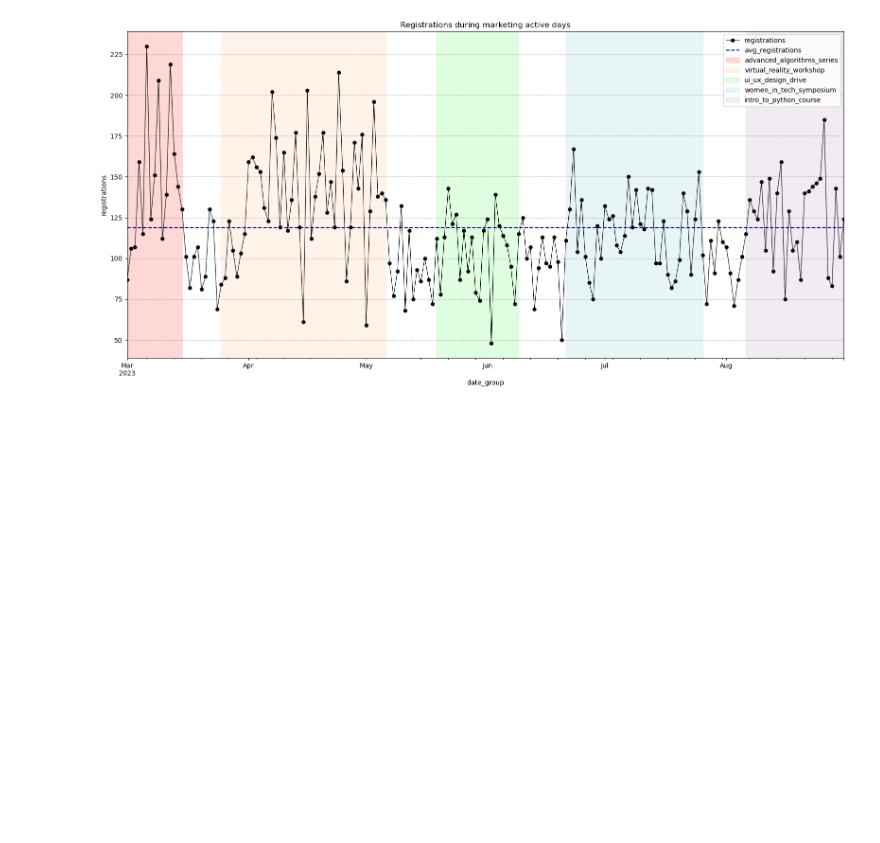
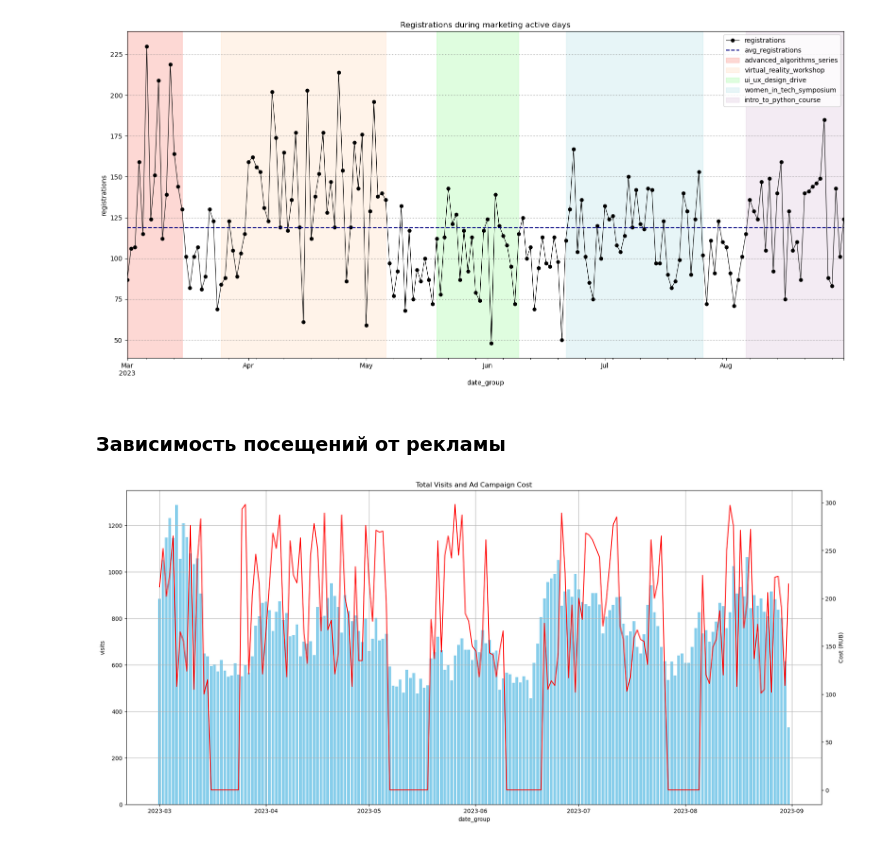
Before and after one commit to flinnhale/data-analytics-project-100, a Jupyter notebook: charts_project.ipynb, the cells around one changed output. Cells and saved outputs as stored; diff of their text form; code cells hidden in the pictures; blank space fills up the shorter version.

```diff
--- a/charts_project.ipynb
+++ b/charts_project.ipynb
@@ -534,3 +534,24 @@ plt.savefig('./charts/registrations_during_campaigns.png')
 plt.show()
 # %% [output]
 [figure]
+# %% [markdown]
+### Зависимость посещений от рекламы
+# %%
+final_result['date_group'] = pd.to_datetime(final_result['date_group'])
+fig, ax1 = plt.subplots(figsize=(22, 10))
+
+ax1.bar(final_result['date_group'], final_result['visits'], label='Total Visits', color='skyblue')
+ax1.set_xlabel('date_group')
+ax1.set_ylabel('visits')
+ax1.tick_params(axis='y')
+ax1.set_title('Total Visits and Ad Campaign Cost')
+ax1.grid(True)
+
+ax2 = ax1.twinx()
+ax2.plot(final_result['date_group'], final_result['cost'], color='red', label='Ad Campaign Cost')
+ax2.set_ylabel('Cost (RUB)')
+ax2.tick_params(axis='y')
+plt.savefig('./charts/total_visits_and_ad_campaign_cost.png')
+plt.show()
+# %% [output]
+[figure, added]
```
Also changed, not shown: parts of 2 cells of this notebook.
